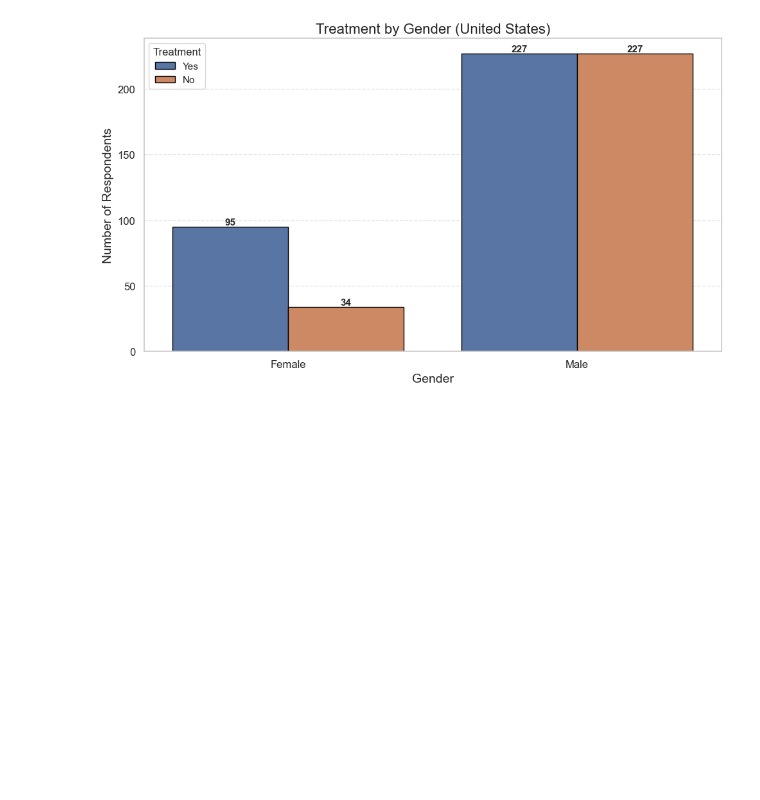
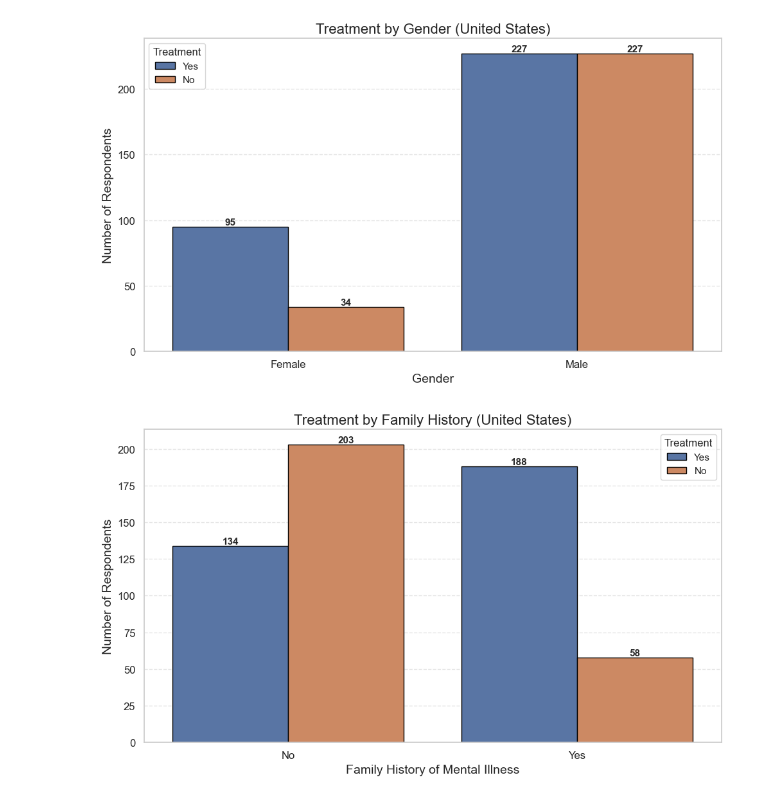
Before and after one commit to markchweya/DSA2040A_DataMining_Group1, a Jupyter notebook: DSA2040A_DataMining_Group1/notebooks/2_exploratory_analysis.ipynb, the cells around one changed output. Saved outputs shown, nothing was run; the diff lists cells and outputs as text; code cells hidden in the pictures; blank space fills up the shorter version.

```diff
--- a/DSA2040A_DataMining_Group1/notebooks/2_exploratory_analysis.ipynb
+++ b/DSA2040A_DataMining_Group1/notebooks/2_exploratory_analysis.ipynb
@@ -250,3 +250,28 @@ plt.tight_layout()
 plt.show()
 # %% [output]
 [figure]
+# %%
+plt.figure(figsize=(10, 6))
+ax = sns.countplot(x='family_history', hue='treatment', data=df_us,
+                   palette=['#4c72b0', '#dd8452'], edgecolor='black')
+
+# Add exact value labels on top of each bar
+for bar in ax.patches:
+    height = bar.get_height()
+    if height > 0:
+        ax.annotate(f'{int(height)}',
+                    (bar.get_x() + bar.get_width() / 2, height),
+                    ha='center', va='bottom', fontsize=11, fontweight='bold')
+
+# Formatting
+plt.title('Treatment by Family History (United States)', fontsize=16)
+plt.xlabel('Family History of Mental Illness', fontsize=14)
+plt.ylabel('Number of Respondents', fontsize=14)
+plt.xticks(fontsize=12)
+plt.yticks(fontsize=12)
+plt.legend(title='Treatment', title_fontsize=12, fontsize=11)
+plt.grid(axis='y', linestyle='--', alpha=0.5)
+plt.tight_layout()
+plt.show()
+# %% [output]
+[figure, added]
```
